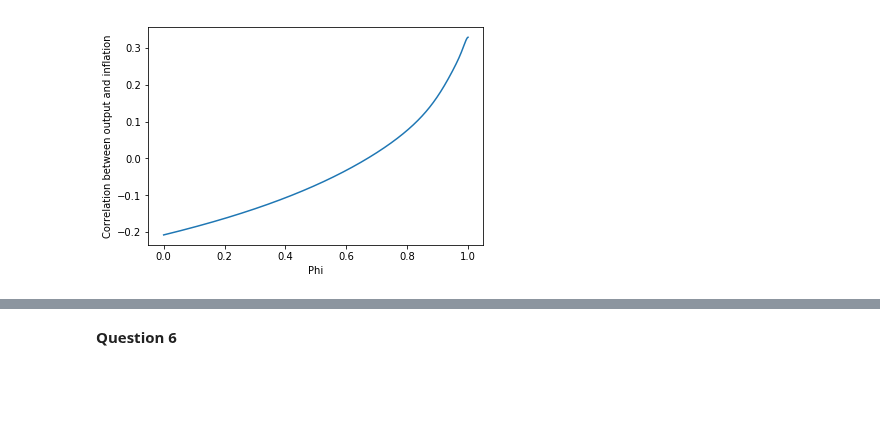
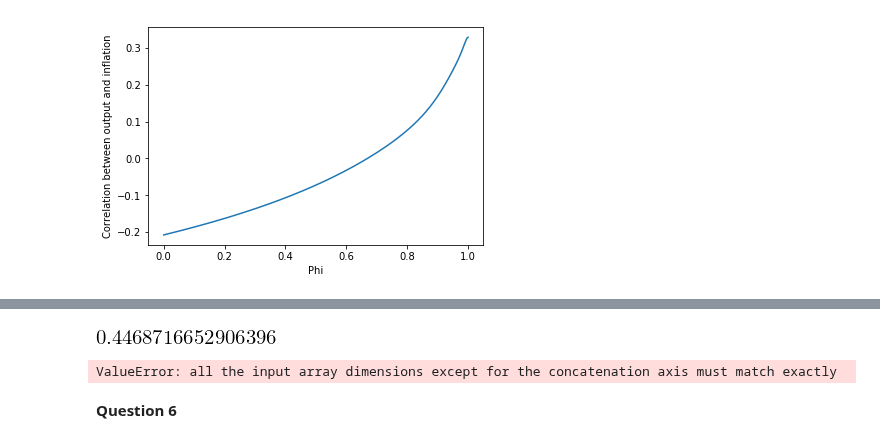
Before and after one commit to NumEconCopenhagen/projects-2019-al, a Jupyter notebook: examproject/examproject.ipynb, the cells around one changed output, grey strips where cells are left out. Drawn from its saved outputs; the diff is of its cells as text; code cells hidden in the pictures; blank space fills up the shorter version.

```diff
--- a/examproject/examproject.ipynb
+++ b/examproject/examproject.ipynb
@@ -784,0 +775,4 @@ test
+# %%
+constraint(0.3)
+# %% [output]
+[figure, added]
@@ -785,3 +782,8 @@ test
+# %%
+sol = optimize.minimize(objective,phi_init,method="SLSQP",constraints=cons)
+sol
+# %% [output]
+ValueError: all the input array dimensions except for the concatenation axis must match exactly
 # %% [markdown]
 **Question 6**
 # %% [markdown]
```
Also changed, not shown: parts of 33 cells of this notebook, 1 other file.
